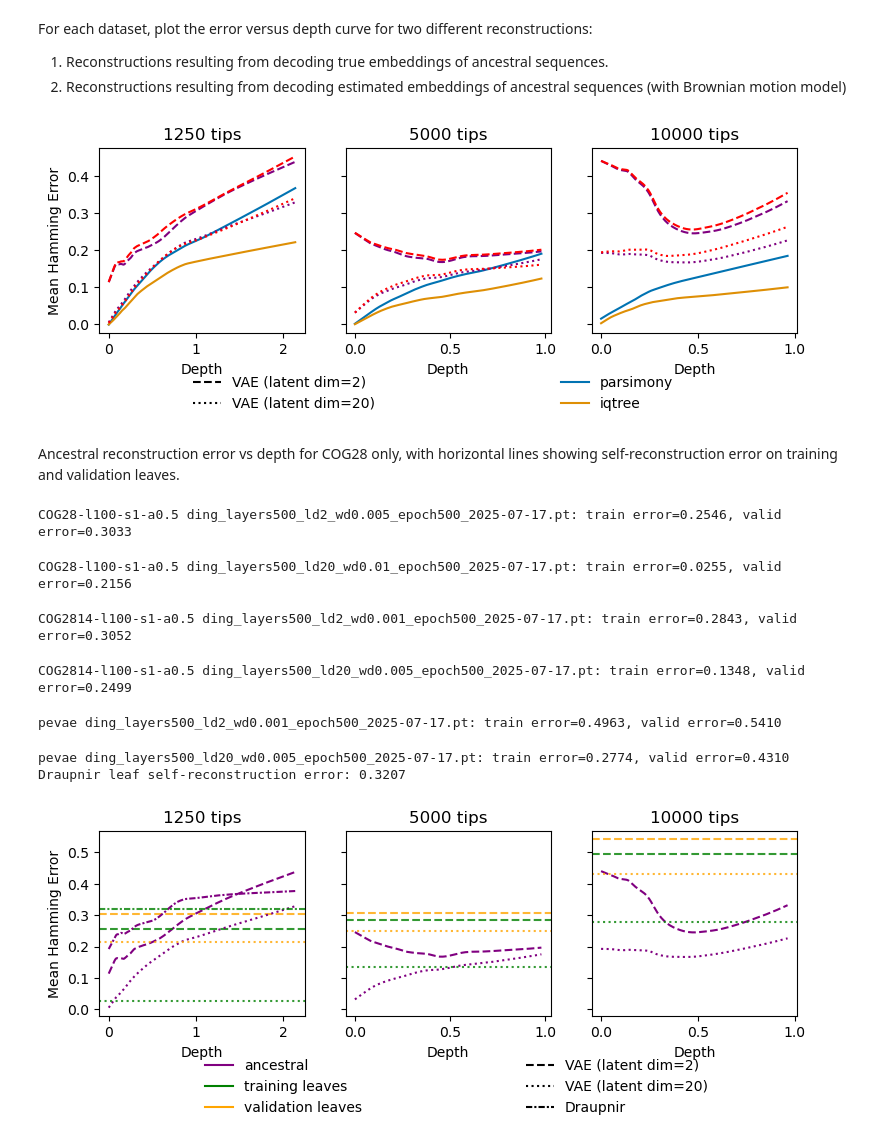
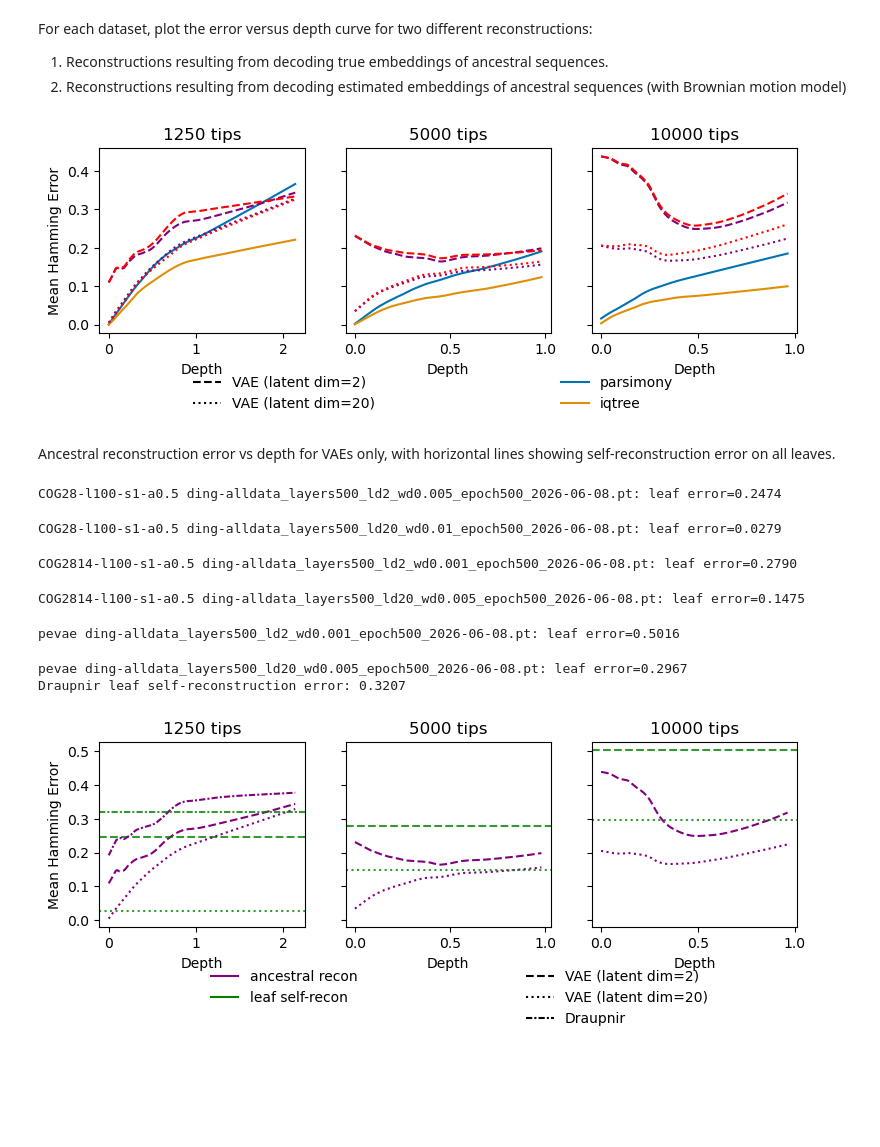
Before and after one commit to solislemuslab/asr-ae, a Jupyter notebook: notebooks/figure3.ipynb, the cells around one changed output. Drawn from its saved outputs; the diff is of its cells as text; code cells hidden in the pictures; blank space fills up the shorter version.

```diff
--- a/notebooks/figure3.ipynb
+++ b/notebooks/figure3.ipynb
@@ -55,15 +55,15 @@ tree_paths = [
     ]
 
 # Models
-latent_dims = [2, 20, 20]
-n_epochs = [500, 100, 500]
+latent_dims = [2, 20]
+n_epochs = [500, 500]
 model_names = {}
 for MSA_id, n_seq in zip(MSA_ids, n_seqs):
     if n_seq == 1250:
         wds = [0.005, 0.01, 0.01]
     else:
         wds = [0.001, 0.005, 0.005]
-    model_names[MSA_id] = [f'ding_layers500_ld{ld}_wd{wd}_epoch{n_epoch}_2025-07-17.pt' for ld, n_epoch, wd in zip(latent_dims, n_epochs, wds)]
+    model_names[MSA_id] = [f'ding-alldata_layers500_ld{ld}_wd{wd}_epoch{n_epoch}_2026-06-08.pt' for ld, n_epoch, wd in zip(latent_dims, n_epochs, wds)]
 
 # If using model trained with weighted squences for COG2814 2-dimensional VAE, uncomment the following:
 #model_names["COG2814-l100-s1-a0.5"][0] ='ding-weighted_layers500_ld2_wd0.001_epoch500_2026-05-18.pt'
@@ -219,7 +219,6 @@ baseline_palette = sns.color_palette("colorblind", len(baselines))
 #Keys are tuples (latent_dimension, num_epochs)
 model_lstyles = {
     (2, 500): '--',
-    (20, 100): '-.',
     (20, 500): ':'
 }
 model_labels = {(ld, n_epoch): f"VAE (latent dim={ld})" for ld, n_epoch in model_lstyles.keys()}
@@ -453,43 +452,25 @@ fig.legend(
 #fig.tight_layout()
 plt.subplots_adjust(top=0.85)
 # %% [output]
-[figure, old version]
+[figure, new version]
 # %% [markdown]
-Ancestral reconstruction error vs depth for COG28 only, with horizontal lines showing self-reconstruction error on training and validation leaves.
+Ancestral reconstruction error vs depth for VAEs only, with horizontal lines showing self-reconstruction error on all leaves.
 # %%
-# Compute self-reconstruction error (train & val) for all datasets
+# Compute self-reconstruction error on all leaves for each dataset/model
 self_recon_errors = {}
 for MSA_id, data_path in zip(MSA_ids, data_paths):
     self_recon_errors[MSA_id] = {}
     for name in model_names[MSA_id]:
-        model_nepoch = int(re.search(r"epoch(\d+)", name).group(1))
-        if model_nepoch == 100:
-            continue
-
         is_trans, ld, num_hidden_units, dim_aa_embed, one_hot = parse_model_name(name)
         model = recon_vae_dict[MSA_id][name]["model"].to(DEVICE)
         model.eval()
 
         data, _, _ = load_data(data_path, one_hot=one_hot)
-        model_dir = get_directory(data_path, "saved_models")
-        with open(f"{model_dir}/valid_idx.pkl", 'rb') as f:
-            valid_idx = pickle.load(f)
-        train_idx = sorted(set(range(len(data))) - set(valid_idx))
+        loader = DataLoader(data, batch_size=BATCH_SIZE)
 
-        train_loader = DataLoader(data, batch_size=BATCH_SIZE,
-                                  sampler=torch.utils.data.SubsetRandomSampler(train_idx))
-        valid_loader = DataLoader(data, batch_size=BATCH_SIZE,
-                                  sampler=torch.utils.data.SubsetRandomSampler(valid_idx))
-
-        train_metrics = compute_metrics(model, train_loader, n_iwae_samples=1)
-        valid_metrics = compute_metrics(model, valid_loader, n_iwae_samples=1)
-
-        self_recon_errors[MSA_id][name] = {
-            "train": 1 - train_metrics["acc"],
-            "valid": 1 - valid_metrics["acc"],
-        }
-        print(f"{MSA_id} {name}: train error={self_recon_errors[MSA_id][name]['train']:.4f}, "
-              f"valid error={self_recon_errors[MSA_id][name]['valid']:.4f}")
+        metrics = compute_metrics(model, loader, n_iwae_samples=1)
+        self_recon_errors[MSA_id][name] = 1 - metrics["acc"]
+        print(f"{MSA_id} {name}: leaf error={self_recon_errors[MSA_id][name]:.4f}")
 
 # Compute Draupnir leaf self-reconstruction error for COG28
 from Bio import SeqIO
@@ -514,19 +495,18 @@ ham_errors = [np.mean(draupnir_recon[k] != leaf_dict[k]) for k in leaf_dict]
 draupnir_leaf_error = np.mean(ham_errors)
 print(f"Draupnir leaf self-reconstruction error: {draupnir_leaf_error:.4f}")
 # %% [output]
-COG28-l100-s1-a0.5 ding_layers500_ld2_wd0.005_epoch500_2025-07-17.pt: train error=0.2546, valid error=0.3033
+COG28-l100-s1-a0.5 ding-alldata_layers500_ld2_wd0.005_epoch500_2026-06-08.pt: leaf error=0.2474
-COG28-l100-s1-a0.5 ding_layers500_ld20_wd0.01_epoch500_2025-07-17.pt: train error=0.0255, valid error=0.2156
+COG28-l100-s1-a0.5 ding-alldata_layers500_ld20_wd0.01_epoch500_2026-06-08.pt: leaf error=0.0279
-COG2814-l100-s1-a0.5 ding_layers500_ld2_wd0.001_epoch500_2025-07-17.pt: train error=0.2843, valid error=0.3052
+COG2814-l100-s1-a0.5 ding-alldata_layers500_ld2_wd0.001_epoch500_2026-06-08.pt: leaf error=0.2790
-COG2814-l100-s1-a0.5 ding_layers500_ld20_wd0.005_epoch500_2025-07-17.pt: train error=0.1348, valid error=0.2499
+COG2814-l100-s1-a0.5 ding-alldata_layers500_ld20_wd0.005_epoch500_2026-06-08.pt: leaf error=0.1475
-pevae ding_layers500_ld2_wd0.001_epoch500_2025-07-17.pt: train error=0.4963, valid error=0.5410
+pevae ding-alldata_layers500_ld2_wd0.001_epoch500_2026-06-08.pt: leaf error=0.5016
-pevae ding_layers500_ld20_wd0.005_epoch500_2025-07-17.pt: train error=0.2774, valid error=0.4310
+pevae ding-alldata_layers500_ld20_wd0.005_epoch500_2026-06-08.pt: leaf error=0.2967
 Draupnir leaf self-reconstruction error: 0.3207
 # %%
 fig, axs = plt.subplots(1, len(MSA_ids), figsize=(width_in_inches, height_in_inches), sharey=True)
 axs[0].set_ylabel("Mean Hamming Error")
 
-train_color = "green"
-valid_color = "orange"
+leaf_color = "green"
 draupnir_lstyle = (0, (3, 1, 1, 1))  # densely dashdotted
 line_type_handles = []
 line_color_handles = []
@@ -538,11 +518,8 @@ for ax, fam_id, MSA_id in zip(axs, fam_ids, MSA_ids):
     real_seqs = real_dict[MSA_id]
 
     for name in model_names[MSA_id]:
+        model_ld = int(re.search(r"ld(\d+)", name).group(1))
         model_nepoch = int(re.search(r"epoch(\d+)", name).group(1))
-        model_ld = int(re.search(r"ld(\d+)", name).group(1))
-        if model_nepoch == 100:
-            continue
-
         model_lstyle = model_lstyles[(model_ld, model_nepoch)]
         model_label = model_labels[(model_ld, model_nepoch)]
 
@@ -550,10 +527,8 @@ for ax, fam_id, MSA_id in zip(axs, fam_ids, MSA_ids):
         add_smooth(ax, MSA_id, est_seqs, real_seqs, name, [],
                    label=model_label, linestyle=model_lstyle, color="purple")
 
-        # Horizontal lines for self-reconstruction error
-        ax.axhline(y=self_recon_errors[MSA_id][name]["train"], color=train_color,
-                   linestyle=model_lstyle, alpha=0.8)
-        ax.axhline(y=self_recon_errors[MSA_id][name]["valid"], color=valid_color,
+        # Horizontal line for leaf self-reconstruction error
+        ax.axhline(y=self_recon_errors[MSA_id][name], color=leaf_color,
                    linestyle=model_lstyle, alpha=0.8)
 
         if MSA_id == MSA_ids[0]:
@@ -564,36 +539,35 @@ for ax, fam_id, MSA_id in zip(axs, fam_ids, MSA_ids):
     if "draupnir" in est_seqs:
         add_smooth(ax, MSA_id, est_seqs, real_seqs, "draupnir", [],
                    label="Draupnir", linestyle=draupnir_lstyle, color="purple")
-        ax.axhline(y=draupnir_leaf_error, color=train_color,
+        ax.axhline(y=draupnir_leaf_error, color=leaf_color,
                    linestyle=draupnir_lstyle, alpha=0.8)
         if MSA_id == MSA_ids[0]:
             line_type_handles.append(
                 plt.Line2D([], [], color="black", linestyle=draupnir_lstyle, label="Draupnir"))
 
 # Color legend handles
-line_color_handles.append(plt.Line2D([], [], color="purple", label="ancestral"))
-line_color_handles.append(plt.Line2D([], [], color=train_color, label="training leaves"))
-line_color_handles.append(plt.Line2D([], [], color=valid_color, label="validation leaves"))
+line_color_handles.append(plt.Line2D([], [], color="purple", label="ancestral recon"))
+line_color_handles.append(plt.Line2D([], [], color=leaf_color, label="leaf self-recon"))
 
 fig.legend(
     line_color_handles,
     [h.get_label() for h in line_color_handles],
     frameon=False,
     loc="upper center",
     bbox_to_anchor=(0.33, -0.01),
     ncol=1,
 )
 
 fig.legend(
     line_type_handles,
     [h.get_label() for h in line_type_handles],
     frameon=False,
     loc="upper center",
     bbox_to_anchor=(0.7, -0.01),
     ncol=1,
 )
 
 plt.subplots_adjust(top=0.85)
 plt.savefig("figures/ind_vae-comparison.pdf", dpi=300, bbox_inches='tight')
 # %% [output]
-[figure, old version]
+[figure, new version]
```
Also changed, not shown: parts of 1 cell of this notebook, 2 other files.
